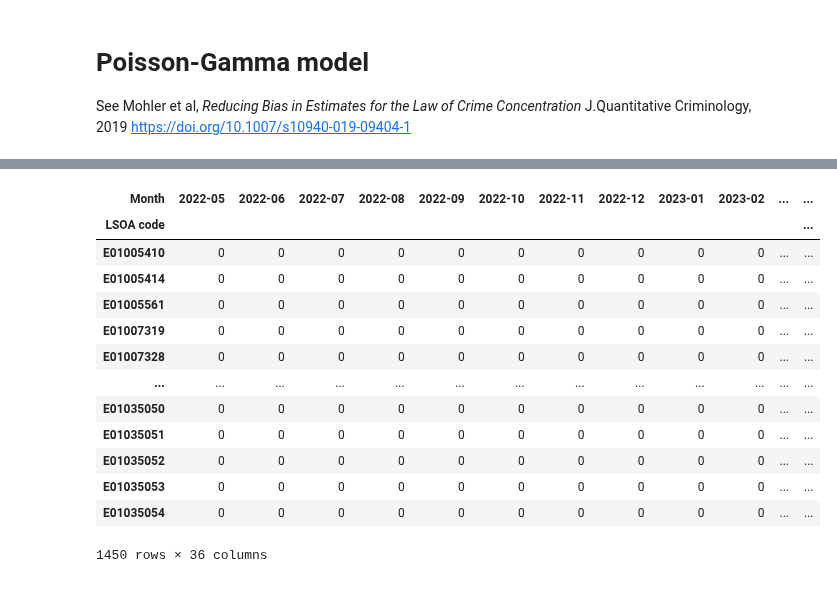
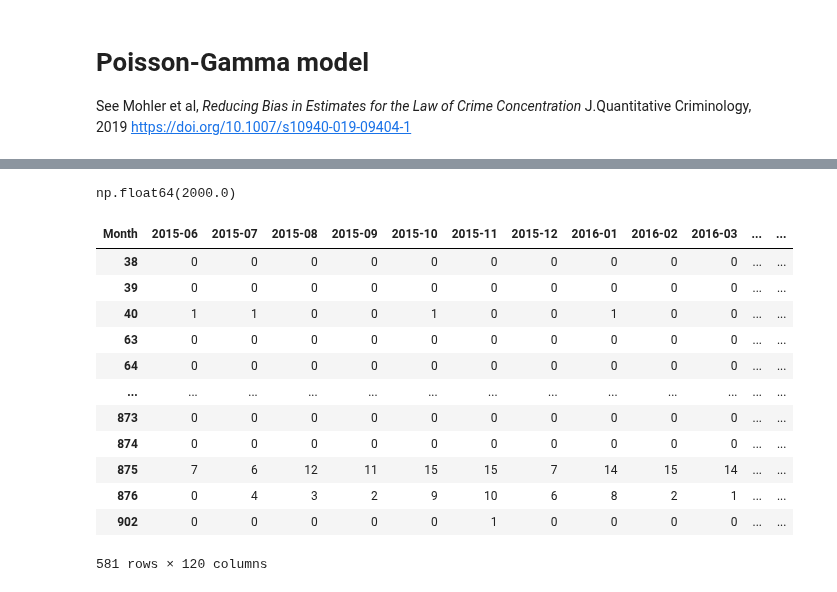
Before and after one commit to safer-streets/safer-streets-core, a Jupyter notebook: poisson-gamma.ipynb, the cells around one changed output, grey strips where cells are left out. Saved outputs shown, nothing was run; the diff lists cells and outputs as text; code cells hidden in the pictures.

```diff
--- a/poisson-gamma.ipynb
+++ b/poisson-gamma.ipynb
@@ -22,14 +28,17 @@ from utils import (
 )
 # %%
 FORCE = "West Yorkshire"
+LATEST_DATE = Month(2025, 5)
+N_MONTHS = 120
 rng = np.random.default_rng(19937)
+spatial_unit = "GRID"
+spatial_params = {"size": 2000.0}
 
 force_boundary = get_force_boundary(FORCE)
 
-CATEGORY = CATEGORIES[1]
-raw_crime_data = extract_crime_data(FORCE)
-# filter by category and remove any points
-raw_crime_data = raw_crime_data[(raw_crime_data["Crime type"] == CATEGORY)]
+filter = {"Crime type": CATEGORIES[1]}
+
+raw_crime_data = load_crime_data(FORCE, Itr(monthgen(LATEST_DATE, backwards=True)).take(N_MONTHS), filters=filter)
 raw_crime_data
 # %% [output]
 |  | Month | Reported by | Falls within | Location | LSOA code | LSOA name | Crime type | geometry |
@@ -49,26 +58,30 @@ raw_crime_data
 # %%
-crime_data, spatial_units = map_to_spatial_unit(raw_crime_data, force_boundary, "LSOA")
+crime_data, features = map_to_spatial_unit(raw_crime_data, force_boundary, spatial_unit, **spatial_params)
+features.area.mean() ** 0.5
+# %% [output]
+np.float64(2000.0)
 # %%
 # ensure we account for crime-free LSOAs in the data
 counts = (
-    crime_data.groupby(["Month", "LSOA code"])["Crime type"].count().unstack(level="Month", fill_value=0).sort_index()
+    crime_data.groupby(["spatial_unit", "Month"])["Crime type"].count().unstack(level="Month", fill_value=0).sort_index()
 )
+counts = counts.reindex(features.index, fill_value=0)
+# counts.to_csv(f"{spatial_unit}_counts.csv")
 counts
 # %% [output]
-| Month | 2022-05 | 2022-06 | 2022-07 | 2022-08 | 2022-09 | 2022-10 | 2022-11 | 2022-12 | 2023-01 | 2023-02 | ... | ... |
-| LSOA code |  |  |  |  |  |  |  |  |  |  |  | ... |
-| E01005410 | 0 | 0 | 0 | 0 | 0 | 0 | 0 | 0 | 0 | 0 | ... | ... |
-| E01005414 | 0 | 0 | 0 | 0 | 0 | 0 | 0 | 0 | 0 | 0 | ... | ... |
-| E01005561 | 0 | 0 | 0 | 0 | 0 | 0 | 0 | 0 | 0 | 0 | ... | ... |
-| E01007319 | 0 | 0 | 0 | 0 | 0 | 0 | 0 | 0 | 0 | 0 | ... | ... |
-| E01007328 | 0 | 0 | 0 | 0 | 0 | 0 | 0 | 0 | 0 | 0 | ... | ... |
+| Month | 2015-06 | 2015-07 | 2015-08 | 2015-09 | 2015-10 | 2015-11 | 2015-12 | 2016-01 | 2016-02 | 2016-03 | ... | ... |
+| 38 | 0 | 0 | 0 | 0 | 0 | 0 | 0 | 0 | 0 | 0 | ... | ... |
+| 39 | 0 | 0 | 0 | 0 | 0 | 0 | 0 | 0 | 0 | 0 | ... | ... |
+| 40 | 1 | 1 | 0 | 0 | 1 | 0 | 0 | 1 | 0 | 0 | ... | ... |
+| 63 | 0 | 0 | 0 | 0 | 0 | 0 | 0 | 0 | 0 | 0 | ... | ... |
+| 64 | 0 | 0 | 0 | 0 | 0 | 0 | 0 | 0 | 0 | 0 | ... | ... |
 | ... | ... | ... | ... | ... | ... | ... | ... | ... | ... | ... | ... | ... |
-| E01035050 | 0 | 0 | 0 | 0 | 0 | 0 | 0 | 0 | 0 | 0 | ... | ... |
-| E01035051 | 0 | 0 | 0 | 0 | 0 | 0 | 0 | 0 | 0 | 0 | ... | ... |
-| E01035052 | 0 | 0 | 0 | 0 | 0 | 0 | 0 | 0 | 0 | 0 | ... | ... |
-| E01035053 | 0 | 0 | 0 | 0 | 0 | 0 | 0 | 0 | 0 | 0 | ... | ... |
-| E01035054 | 0 | 0 | 0 | 0 | 0 | 0 | 0 | 0 | 0 | 0 | ... | ... |
+| 873 | 0 | 0 | 0 | 0 | 0 | 0 | 0 | 0 | 0 | 0 | ... | ... |
+| 874 | 0 | 0 | 0 | 0 | 0 | 0 | 0 | 0 | 0 | 0 | ... | ... |
+| 875 | 7 | 6 | 12 | 11 | 15 | 15 | 7 | 14 | 15 | 14 | ... | ... |
+| 876 | 0 | 4 | 3 | 2 | 9 | 10 | 6 | 8 | 2 | 1 | ... | ... |
+| 902 | 0 | 0 | 0 | 0 | 0 | 1 | 0 | 0 | 0 | 0 | ... | ... |
-1450 rows × 36 columns
+581 rows × 120 columns
 # %%
 def nbinom_fit(sample: pd.Series):
     sample.name = "nbdata"
```
Also changed, not shown: parts of 16 cells of this notebook, 4 other files.
